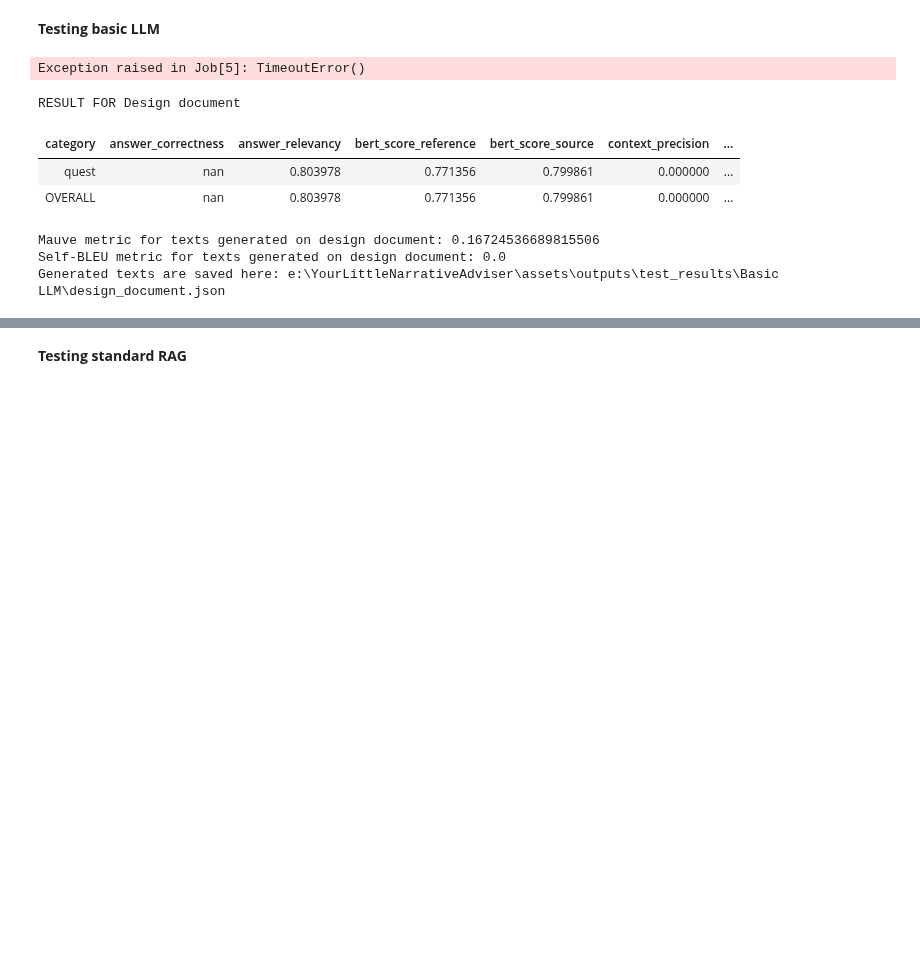
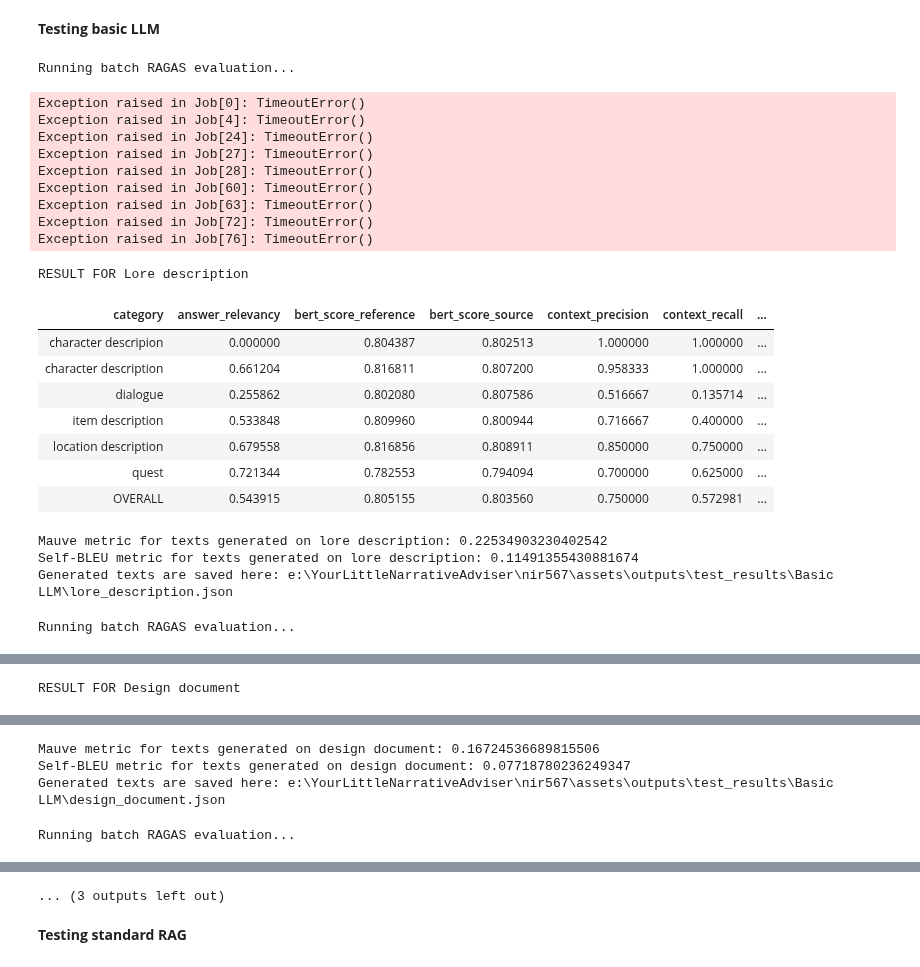
Before and after one commit to Alisazzzz/nir567, a Jupyter notebook: notebooks/testing_several_answer_pipelines.ipynb, the cells around one changed output, grey strips where cells are left out. Cells and saved outputs as stored; diff of their text form; code cells hidden in the pictures; blank space fills up the shorter version.

```diff
--- a/notebooks/testing_several_answer_pipelines.ipynb
+++ b/notebooks/testing_several_answer_pipelines.ipynb
@@ -101,3 +99,13 @@ test_data_scenario = TEST_DATA_TEXT3_SHORT
+# %%
+#russian tests setup
+
+answer_model_config = ModelConfig(model_name="llama3.2:latest", temperature=0.7)
+answer_llm = manager.create_chat_model(name="russian_generation_model_tests", option="ollama", config=answer_model_config)
+
+instruct_model_config = ModelConfig(model_name="mistral:7b-instruct-q2_K", temperature=0.0)
+instruct_llm = manager.create_chat_model(name="evaluation_model_tests", option="ollama", config=instruct_model_config)
+
+test_data_russian = TEST_DATA_RUSSIAN_SCENARIO
 # %% [markdown]
 **Testing basic LLM**
 # %%
@@ -105,6 +113,8 @@ def run_generation_tests_basic_llm(test_data: Dict[str, Any], dataset_name: str,
     all_metrics = []
     generated = []
     references = []
+
+    questions, answers, contexts_raw, ground_truths, categories = [], [], [], [], []
 
     for task in tqdm.tqdm(test_data["tasks"], desc=f"Testing basic llm generation on {dataset_name}"):
         query = task["query"]
@@ -112,7 +122,7 @@ def run_generation_tests_basic_llm(test_data: Dict[str, Any], dataset_name: str,
         category = task.get("category", "default")
         context = test_data.get("text_summary", "")
         if language == "ru":
-            propmt = f"""
+            prompt = f"""
                 Используй приведенный контекст и напиши ответ за запрос пользователя.
                 Следуй его инструкциям и напиши то, что пользователь от тебя ждет. \nКонтекст:\n{context}\nЗапрос\n{query}"
             """
@@ -125,6 +135,11 @@ def run_generation_tests_basic_llm(test_data: Dict[str, Any], dataset_name: str,
 
         generated.append({"category": category, "generated_text": answer_final})
         references.append(reference)
+        questions.append(query)
+        answers.append(answer_final)
+        contexts_raw.append(context)
+        ground_truths.append(reference)
+        categories.append(category)
 
         metrics = analyze_generation(
             generated_text=answer_final,
@@ -139,7 +154,16 @@ def run_generation_tests_basic_llm(test_data: Dict[str, Any], dataset_name: str,
 
         all_metrics.append(metrics)
 
-    generated_texts = [text["generated_text"] for text in generated]
+    generated_texts = answers.copy()
+    print("Running batch RAGAS evaluation...")
+    ragas_results = evaluate_ragas_metrics_batch(
+        questions=questions,
+        answers=answers,
+        contexts_raw=contexts_raw,
+        ground_truths=ground_truths,
+    )
+    for i in range(len(all_metrics)):
+        all_metrics[i].update(ragas_results[i])
 
     if language == "ru":
         mauve_score = compute_mauve_ru(generateds=generated_texts, references=references)
@@ -215,21 +239,34 @@ def run_generation_tests_basic_llm(test_data: Dict[str, Any], dataset_name: str,
 
     return generated_texts
 # %%
-# texts_lore = run_generation_tests_basic_llm(test_data_lore_description, "lore description", "lore_description.json")
+texts_lore = run_generation_tests_basic_llm(test_data_lore_description, "lore description", "lore_description.json")
 texts_design = run_generation_tests_basic_llm(test_data_design_document, "design document", "design_document.json")
-# texts_scenario = run_generation_tests_basic_llm(test_data_scenario, "scenario", "scenario.json")
+texts_scenario = run_generation_tests_basic_llm(test_data_scenario, "scenario", "scenario.json")
 
-#all_generated_texts = texts_lore #+ texts_design + texts_scenario
-#self_bleu_all = compute_self_bleu(generateds=all_generated_texts)
-#print(f"Self-BLEU on ALL generated texts in english: {self_bleu_all}")
-
-#texts_russian = run_generation_tests_basic_llm(test_data_scenario, "scenario in russian", "scenario_russian.json", "ru")
+all_generated_texts = texts_lore + texts_design + texts_scenario
+self_bleu_all = compute_self_bleu(generateds=all_generated_texts)
+print(f"Self-BLEU on ALL generated texts in english: {self_bleu_all}")
 # %% [output]
-Exception raised in Job[5]: TimeoutError()
+Running batch RAGAS evaluation...
-RESULT FOR Design document
+Exception raised in Job[0]: TimeoutError()
+Exception raised in Job[4]: TimeoutError()
+Exception raised in Job[24]: TimeoutError()
+Exception raised in Job[27]: TimeoutError()
+Exception raised in Job[28]: TimeoutError()
+Exception raised in Job[60]: TimeoutError()
+Exception raised in Job[63]: TimeoutError()
+Exception raised in Job[72]: TimeoutError()
+Exception raised in Job[76]: TimeoutError()
+RESULT FOR Lore description
-| category | answer_correctness | answer_relevancy | bert_score_reference | bert_score_source | context_precision | ... |
-| quest | nan | 0.803978 | 0.771356 | 0.799861 | 0.000000 | ... |
-| OVERALL | nan | 0.803978 | 0.771356 | 0.799861 | 0.000000 | ... |
+| category | answer_relevancy | bert_score_reference | bert_score_source | context_precision | context_recall | ... |
+| character descripion | 0.000000 | 0.804387 | 0.802513 | 1.000000 | 1.000000 | ... |
+| character description | 0.661204 | 0.816811 | 0.807200 | 0.958333 | 1.000000 | ... |
+| dialogue | 0.255862 | 0.802080 | 0.807586 | 0.516667 | 0.135714 | ... |
+| item description | 0.533848 | 0.809960 | 0.800944 | 0.716667 | 0.400000 | ... |
+| location description | 0.679558 | 0.816856 | 0.808911 | 0.850000 | 0.750000 | ... |
+| quest | 0.721344 | 0.782553 | 0.794094 | 0.700000 | 0.625000 | ... |
+| OVERALL | 0.543915 | 0.805155 | 0.803560 | 0.750000 | 0.572981 | ... |
-Mauve metric for texts generated on design document: 0.16724536689815506
-Self-BLEU metric for texts generated on design document: 0.0
-Generated texts are saved here: e:\YourLittleNarrativeAdviser\assets\outputs\test_results\Basic LLM\design_document.json
+Mauve metric for texts generated on lore description: 0.22534903230402542
+Self-BLEU metric for texts generated on lore description: 0.11491355430881674
+Generated texts are saved here: e:\YourLittleNarrativeAdviser\nir567\assets\outputs\test_results\Basic LLM\lore_description.json
+Running batch RAGAS evaluation...
@@ -235,0 +285 @@ Generated texts are saved here: e:\YourLittleNarrativeAdviser\assets\outputs\tes
+RESULT FOR Design document
@@ -235,0 +293,4 @@ Generated texts are saved here: e:\YourLittleNarrativeAdviser\assets\outputs\tes
+Mauve metric for texts generated on design document: 0.16724536689815506
+Self-BLEU metric for texts generated on design document: 0.07718780236249347
+Generated texts are saved here: e:\YourLittleNarrativeAdviser\nir567\assets\outputs\test_results\Basic LLM\design_document.json
+Running batch RAGAS evaluation...
@@ -235,0 +312 @@ Generated texts are saved here: e:\YourLittleNarrativeAdviser\assets\outputs\tes
+... (3 outputs left out)
```
Also changed, not shown: parts of 19 cells of this notebook, 20 other files.
